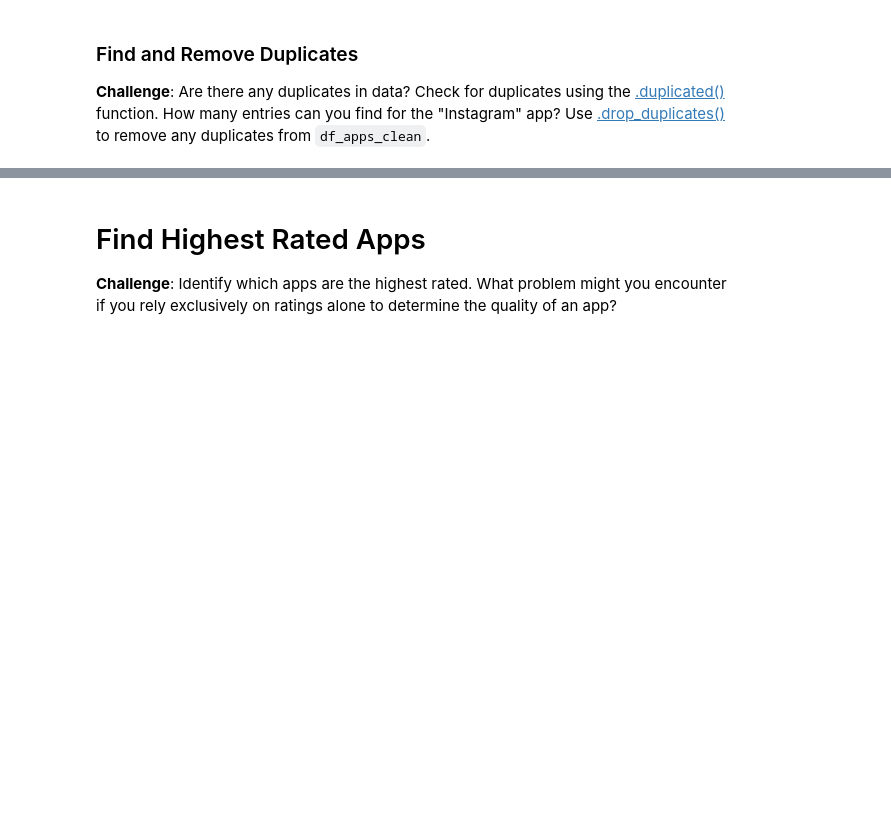
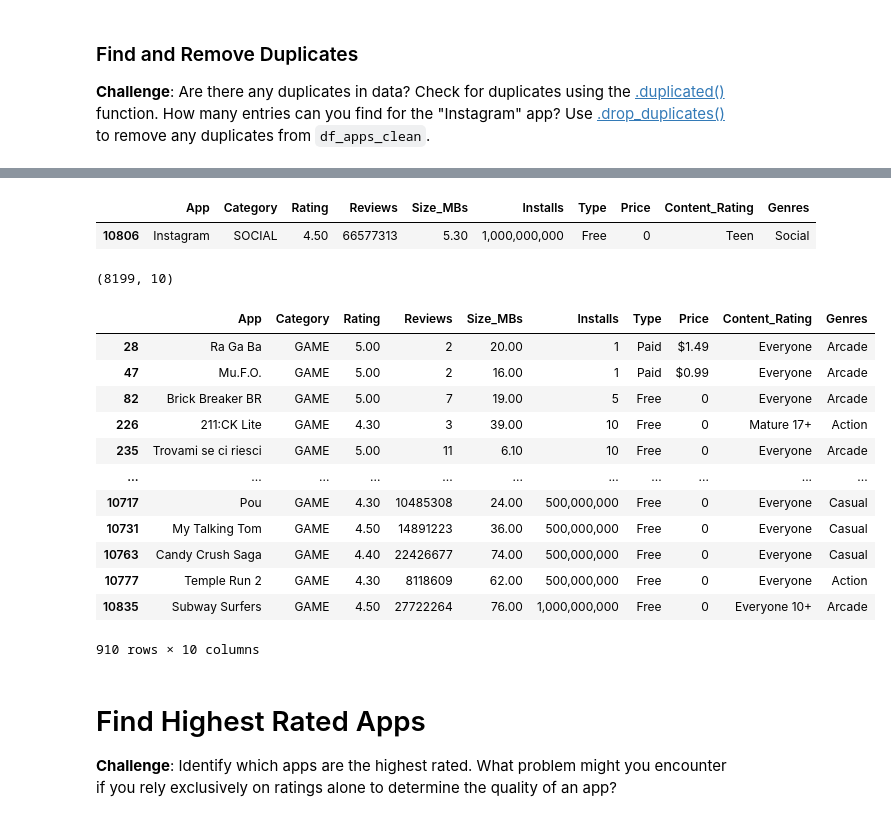
Before and after one commit to shivadey108P/python_projects, a Jupyter notebook: day-76_Google_PlayStore_Analytics/Google Play Store App Analytics (start).ipynb, the cells around one changed output, grey strips where cells are left out. Drawn from its saved outputs; the diff is of its cells as text; code cells hidden in the pictures; blank space fills up the shorter version.

```diff
--- a/day-76_Google_PlayStore_Analytics/Google Play Store App Analytics (start).ipynb
+++ b/day-76_Google_PlayStore_Analytics/Google Play Store App Analytics (start).ipynb
@@ -37,3 +70,6 @@ df_apps.head()
 ### Drop Unused Columns
 
 **Challenge**: Remove the columns called `Last_Updated` and `Android_Version` from the DataFrame. We will not use these columns.
+# %%
+df_apps.drop(['Last_Updated', 'Android_Ver'], axis=1, inplace=True)
+df_apps.head()
@@ -48,3 +137,29 @@ df_apps.head()
+# %%
+df_apps_clean = df_apps_clean.drop_duplicates(subset=['App', 'Type','Price'])
+df_apps_clean[df_apps_clean.App == 'Instagram']
+# %% [output]
+|  | App | Category | Rating | Reviews | Size_MBs | Installs | Type | Price | Content_Rating | Genres |
+| 10806 | Instagram | SOCIAL | 4.50 | 66577313 | 5.30 | 1,000,000,000 | Free | 0 | Teen | Social |
+# %%
+df_apps_clean.shape
+# %% [output]
+(8199, 10)
+# %%
+df_apps_clean[df_apps_clean.Category == 'GAME']
+# %% [output]
+|  | App | Category | Rating | Reviews | Size_MBs | Installs | Type | Price | Content_Rating | Genres |
+| 28 | Ra Ga Ba | GAME | 5.00 | 2 | 20.00 | 1 | Paid | $1.49 | Everyone | Arcade |
+| 47 | Mu.F.O. | GAME | 5.00 | 2 | 16.00 | 1 | Paid | $0.99 | Everyone | Arcade |
+| 82 | Brick Breaker BR | GAME | 5.00 | 7 | 19.00 | 5 | Free | 0 | Everyone | Arcade |
+| 226 | 211:CK Lite | GAME | 4.30 | 3 | 39.00 | 10 | Free | 0 | Mature 17+ | Action |
+| 235 | Trovami se ci riesci | GAME | 5.00 | 11 | 6.10 | 10 | Free | 0 | Everyone | Arcade |
+| ... | ... | ... | ... | ... | ... | ... | ... | ... | ... | ... |
+| 10717 | Pou | GAME | 4.30 | 10485308 | 24.00 | 500,000,000 | Free | 0 | Everyone | Casual |
+| 10731 | My Talking Tom | GAME | 4.50 | 14891223 | 36.00 | 500,000,000 | Free | 0 | Everyone | Casual |
+| 10763 | Candy Crush Saga | GAME | 4.40 | 22426677 | 74.00 | 500,000,000 | Free | 0 | Everyone | Casual |
+| 10777 | Temple Run 2 | GAME | 4.30 | 8118609 | 62.00 | 500,000,000 | Free | 0 | Everyone | Action |
+| 10835 | Subway Surfers | GAME | 4.50 | 27722264 | 76.00 | 1,000,000,000 | Free | 0 | Everyone 10+ | Arcade |
+910 rows × 10 columns
 # %% [markdown]
 # Find Highest Rated Apps
 
```
Also changed, not shown: parts of 54 cells of this notebook, 6 other files.
